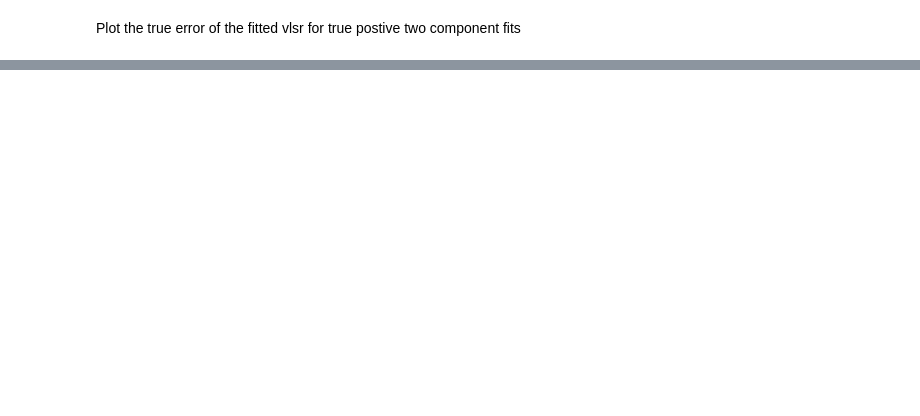
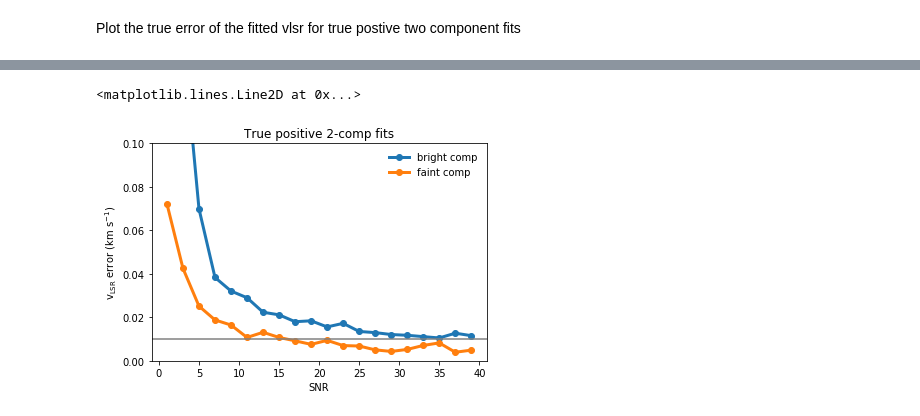
Before and after one commit to jpinedaf/LineFitting, a Jupyter notebook: analysis_template.ipynb, the cells around one changed output, grey strips where cells are left out. Saved outputs shown, nothing was run; the diff lists cells and outputs as text; code cells hidden in the pictures; blank space fills up the shorter version.

```diff
--- a/analysis_template.ipynb
+++ b/analysis_template.ipynb
@@ -69,0 +86,16 @@ tr.plot_error(['snr','snr'], ['true_vErr1','true_vErr2'], bins=20, range=(0,40),
+# %%
+fig, ax = plt.subplots(1, 1, figsize=(6,4))
+ax.set_ylim((0,0.1))
+tr.plot_error(['snr_max','snr_max'], ['true_vErr1','true_vErr2'], bins=20, range=(0,40),
+              mask = tr.mask_2v_truepos, ax=ax)
+tr.plot_error(['snr_min','snr_min'], ['true_vErr1','true_vErr2'], bins=20, range=(0,40),
+              mask = tr.mask_2v_truepos, ax=ax)
+legend = ["bright comp", "faint comp"]
+ax.legend(legend, frameon=False)
+ax.set_title('True positive 2-comp fits')
+ax.set_ylabel('v$_{\mathrm{LSR}}$ error (km s$^{-1}$)')
+ax.set_xlabel('SNR')
+ax.axhline(0.01, c="0.5")
+# %% [output]
+<matplotlib.lines.Line2D at 0x...>
+[figure, added]
```
Also changed, not shown: parts of 11 cells of this notebook, 1 other file.
